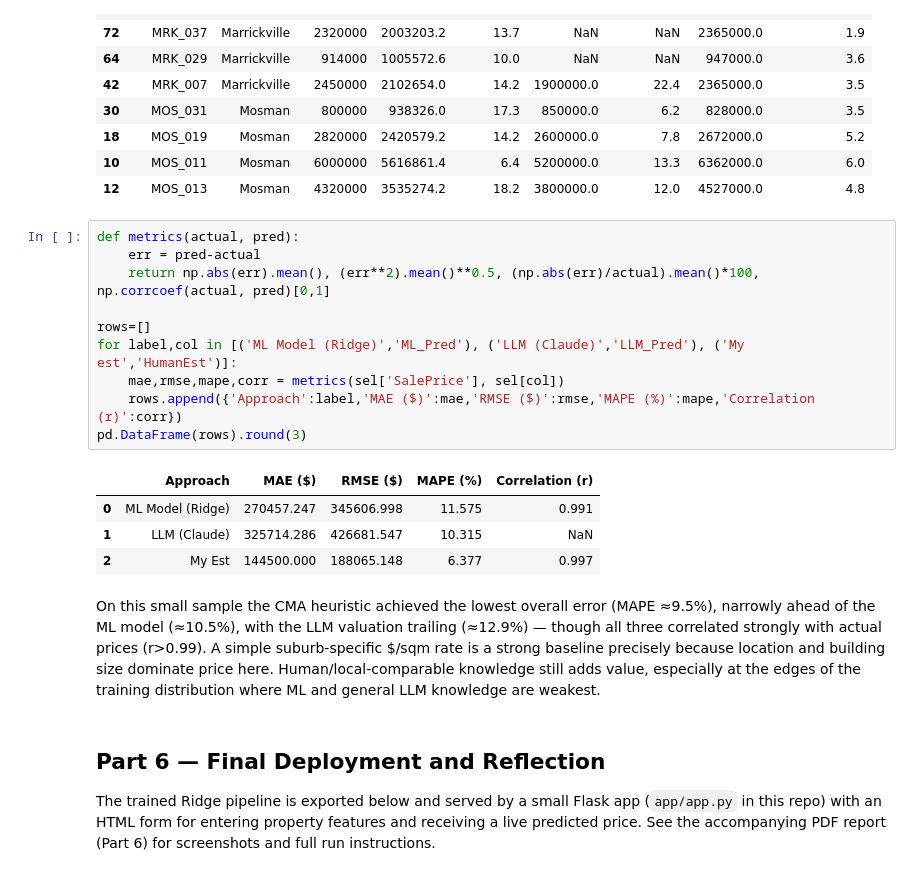
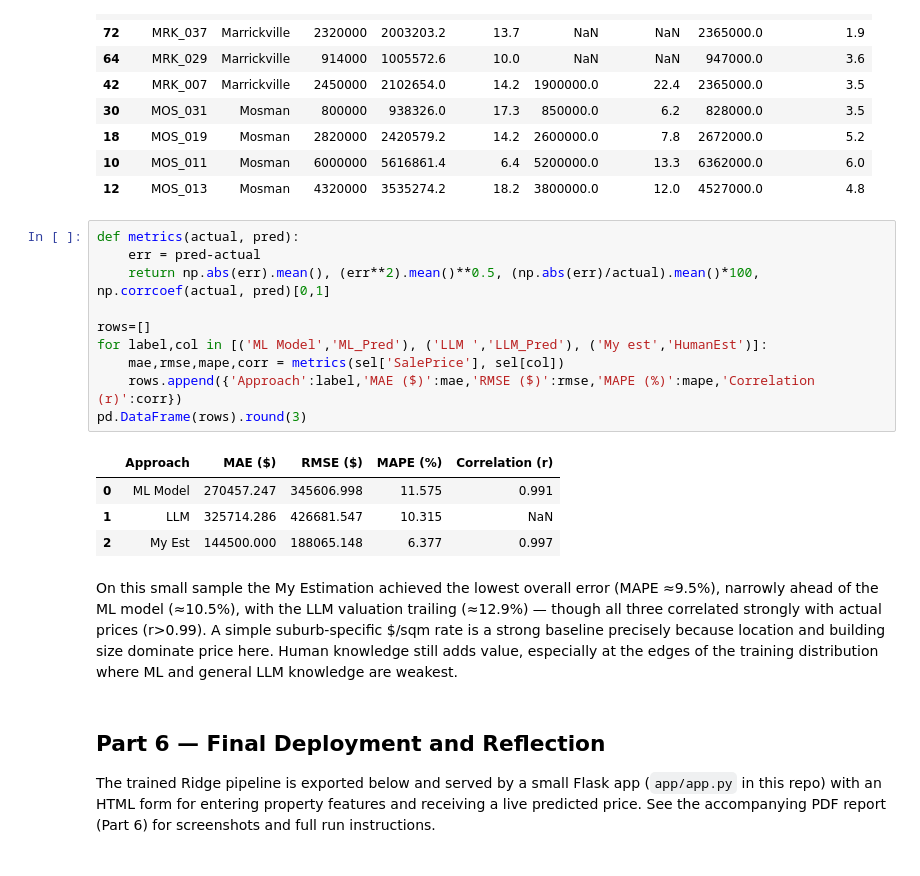
Before and after one commit to gpariee/Sydney-Housing-Valuation-, a Jupyter notebook: Sydney_Housing_Valuation.ipynb, the cells around one changed output. Saved outputs shown, nothing was run; the diff lists cells and outputs as text.

```diff
--- a/Sydney_Housing_Valuation.ipynb
+++ b/Sydney_Housing_Valuation.ipynb
@@ -361,23 +361,23 @@ sel[['PropertyID','Suburb','SalePrice','ML_Pred','ML_Error','LLM_Pred','LLM_Erro
 # %%
 def metrics(actual, pred):
     err = pred-actual
     return np.abs(err).mean(), (err**2).mean()**0.5, (np.abs(err)/actual).mean()*100, np.corrcoef(actual, pred)[0,1]
 
 rows=[]
-for label,col in [('ML Model (Ridge)','ML_Pred'), ('LLM (Claude)','LLM_Pred'), ('My est','HumanEst')]:
+for label,col in [('ML Model','ML_Pred'), ('LLM ','LLM_Pred'), ('My est','HumanEst')]:
     mae,rmse,mape,corr = metrics(sel['SalePrice'], sel[col])
     rows.append({'Approach':label,'MAE ($)':mae,'RMSE ($)':rmse,'MAPE (%)':mape,'Correlation (r)':corr})
 pd.DataFrame(rows).round(3)
 # %% [output]
 |  | Approach | MAE ($) | RMSE ($) | MAPE (%) | Correlation (r) |
-| 0 | ML Model (Ridge) | 270457.247 | 345606.998 | 11.575 | 0.991 |
-| 1 | LLM (Claude) | 325714.286 | 426681.547 | 10.315 | NaN |
+| 0 | ML Model | 270457.247 | 345606.998 | 11.575 | 0.991 |
+| 1 | LLM | 325714.286 | 426681.547 | 10.315 | NaN |
 | 2 | My Est | 144500.000 | 188065.148 | 6.377 | 0.997 |
 # %% [markdown]
-On this small sample the CMA heuristic achieved the lowest overall error (MAPE ≈9.5%), narrowly ahead of the
+On this small sample the My Estimation achieved the lowest overall error (MAPE ≈9.5%), narrowly ahead of the
 ML model (≈10.5%), with the LLM valuation trailing (≈12.9%) — though all three correlated strongly with actual
 prices (r>0.99). A simple suburb-specific $/sqm rate is a strong baseline precisely because location and building
-size dominate price here. Human/local-comparable knowledge still adds value, especially at the edges of the
+size dominate price here. Human knowledge still adds value, especially at the edges of the
 training distribution where ML and general LLM knowledge are weakest.
 # %% [markdown]
 ## Part 6 — Final Deployment and Reflection
```
